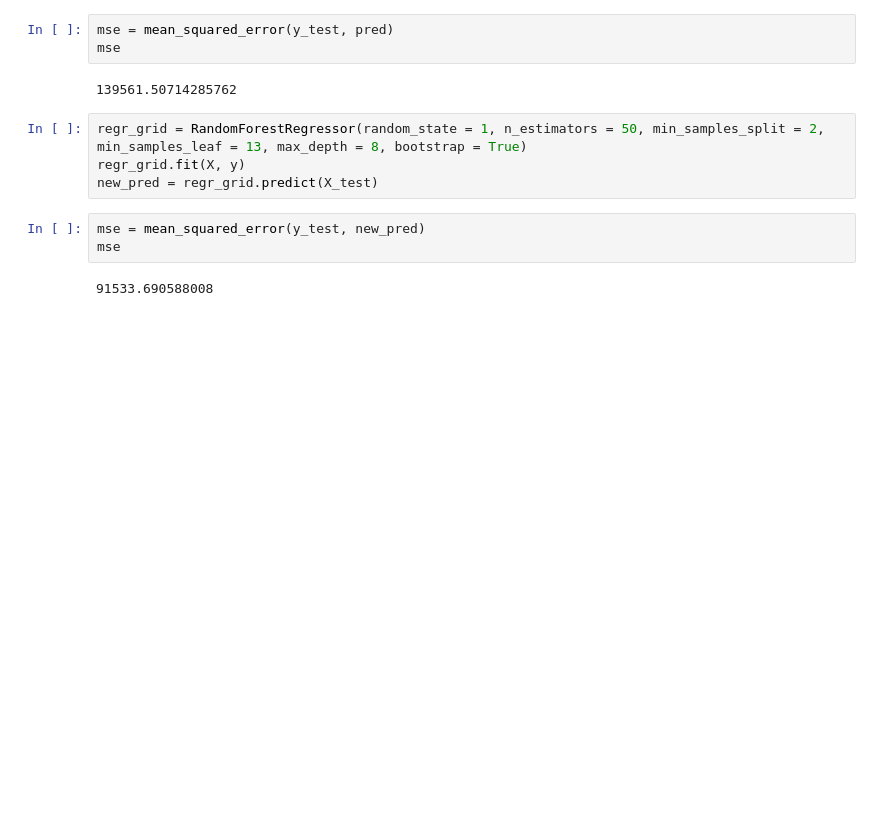
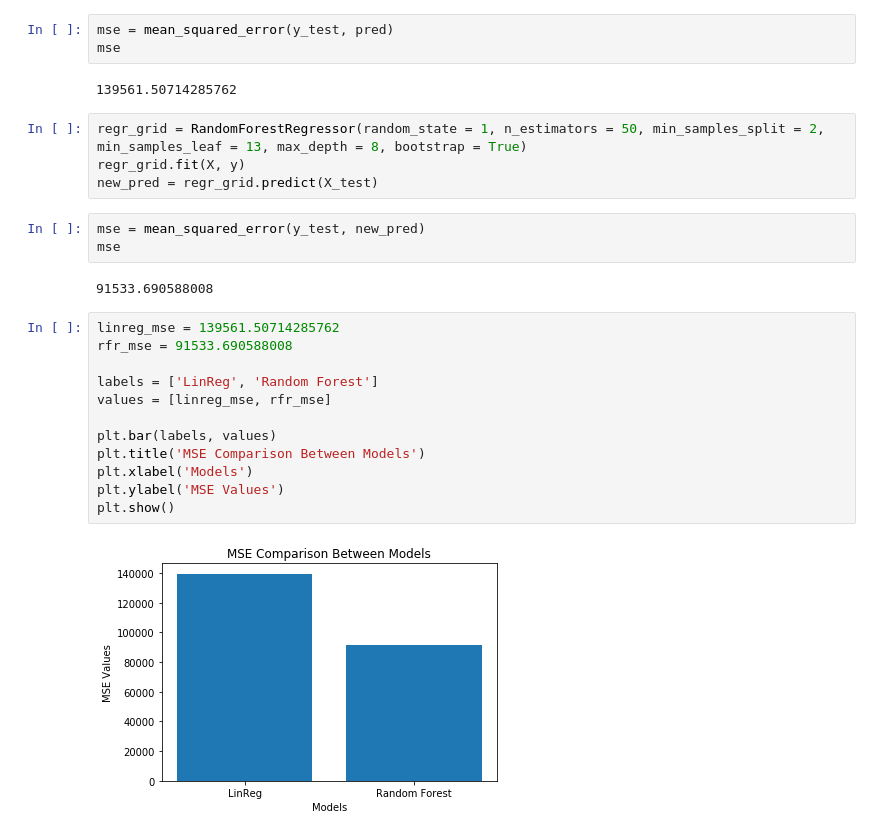
Before and after one commit to COGS118A/Group023-Wi23, a Jupyter notebook: PreliminaryRFR.ipynb, the cells around one changed output. Saved outputs shown, nothing was run; the diff lists cells and outputs as text; blank space fills up the shorter version.

Commit message:
update graphs

```diff
--- a/PreliminaryRFR.ipynb
+++ b/PreliminaryRFR.ipynb
@@ -87,3 +87,17 @@ mse = mean_squared_error(y_test, new_pred)
 mse
 # %% [output]
 91533.690588008
+# %%
+linreg_mse = 139561.50714285762
+rfr_mse = 91533.690588008
+
+labels = ['LinReg', 'Random Forest']
+values = [linreg_mse, rfr_mse]
+
+plt.bar(labels, values)
+plt.title('MSE Comparison Between Models')
+plt.xlabel('Models')
+plt.ylabel('MSE Values')
+plt.show()
+# %% [output]
+[figure, added]
```
Also changed, not shown: parts of 1 cell of this notebook, 2 other files.
